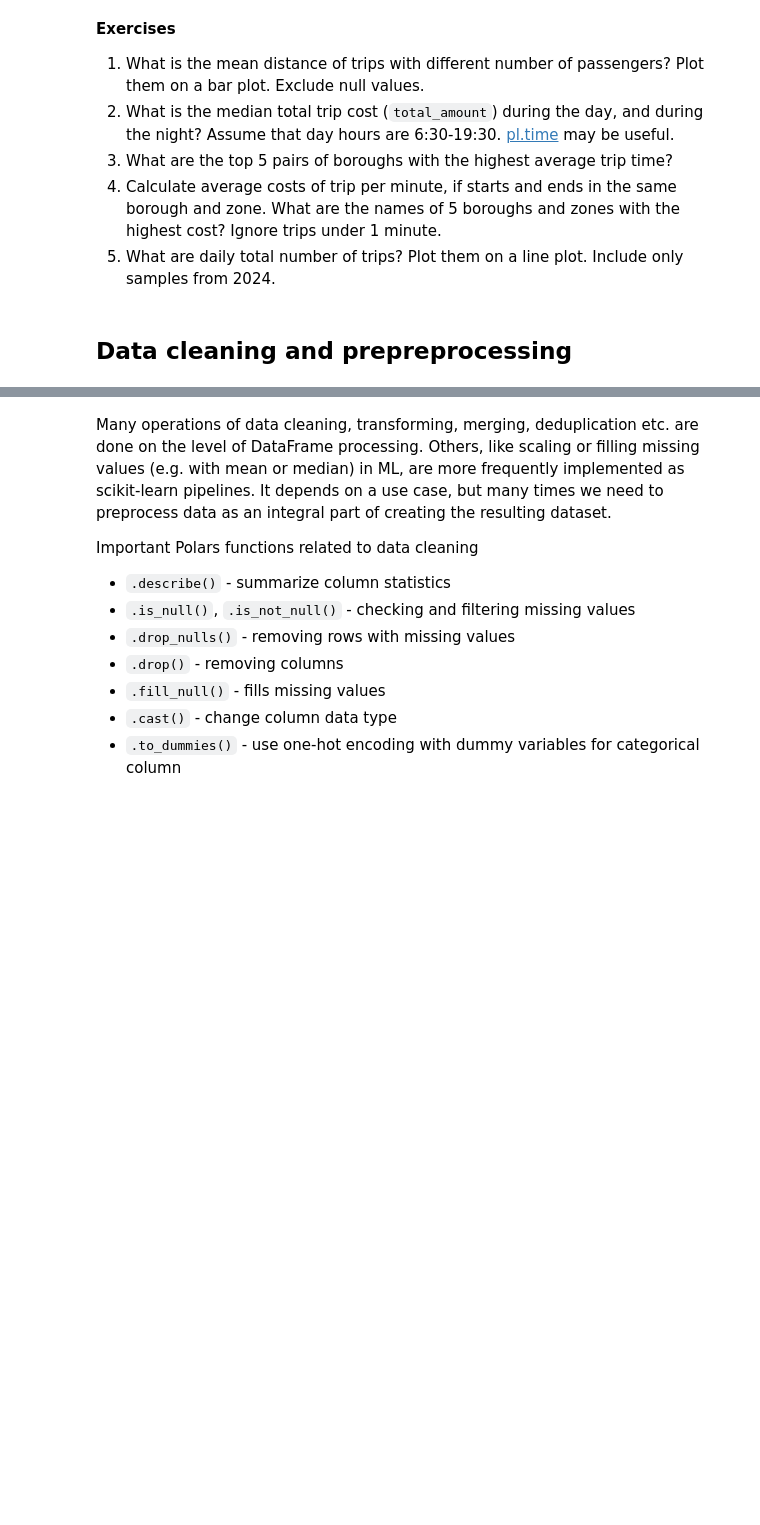
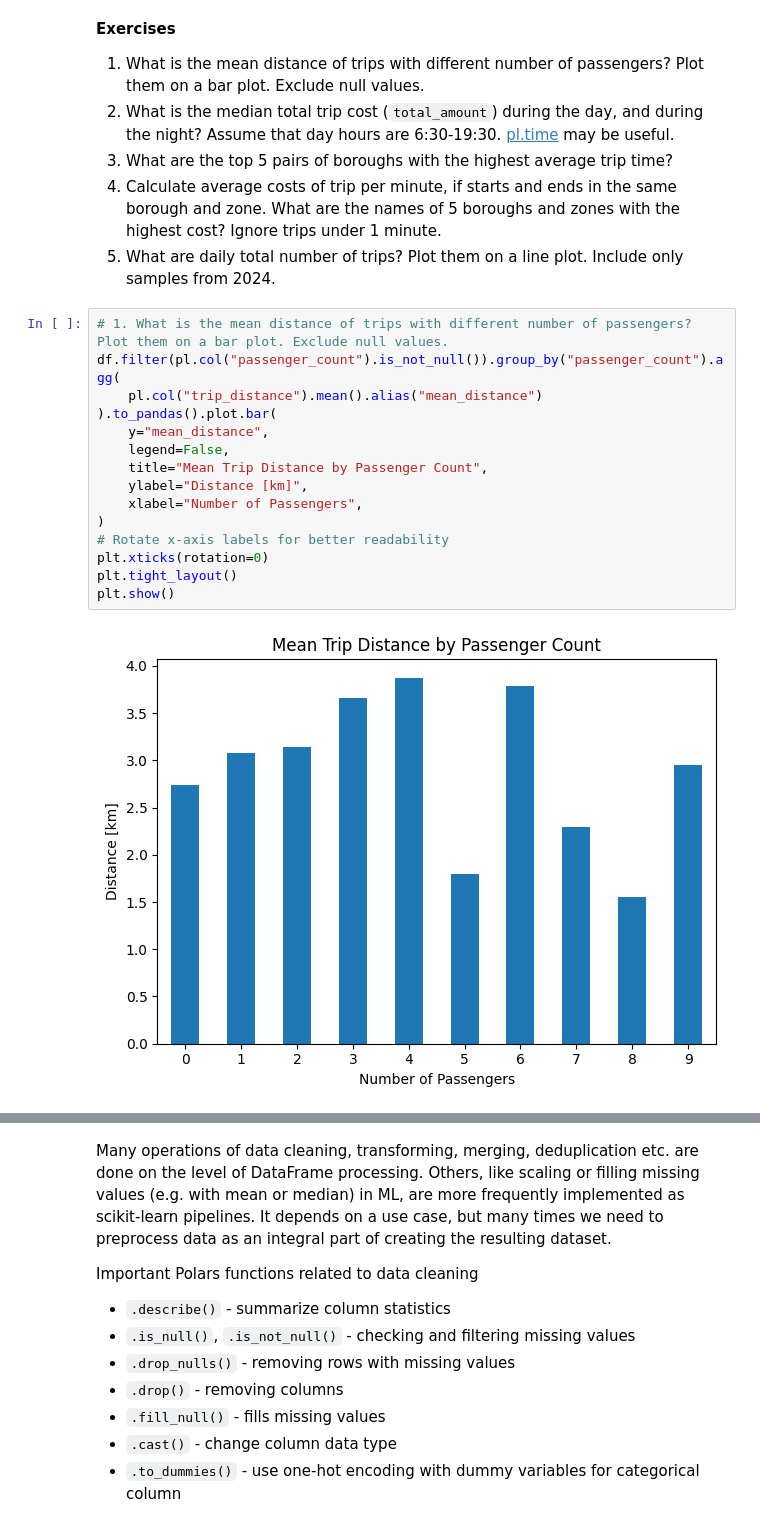
Before and after one commit to wozniakos10/MLOps, a Jupyter notebook: lab03/laboratory/notebook_polars.ipynb, the cells around one changed output, grey strips where cells are left out. Cells and saved outputs as stored; diff of their text form; blank space fills up the shorter version.

```diff
--- a/lab03/laboratory/notebook_polars.ipynb
+++ b/lab03/laboratory/notebook_polars.ipynb
@@ -614,5 +614,20 @@ df_daily_avg_trip_times
 3. What are the top 5 pairs of boroughs with the highest average trip time?
 4. Calculate average costs of trip per minute, if starts and ends in the same borough and zone. What are the names of 5 boroughs and zones with the highest cost? Ignore trips under 1 minute.
 5. What are daily total number of trips? Plot them on a line plot. Include only samples from 2024.
-# %% [markdown]
-## Data cleaning and prepreprocessing
+# %%
+# 1. What is the mean distance of trips with different number of passengers? Plot them on a bar plot. Exclude null values.
+df.filter(pl.col("passenger_count").is_not_null()).group_by("passenger_count").agg(
+    pl.col("trip_distance").mean().alias("mean_distance")
+).to_pandas().plot.bar(
+    y="mean_distance",
+    legend=False,
+    title="Mean Trip Distance by Passenger Count",
+    ylabel="Distance [km]",
+    xlabel="Number of Passengers",
+)
+# Rotate x-axis labels for better readability
+plt.xticks(rotation=0)
+plt.tight_layout()
+plt.show()
+# %% [output]
+[figure, added]
```
Also changed, not shown: parts of 29 cells of this notebook.
